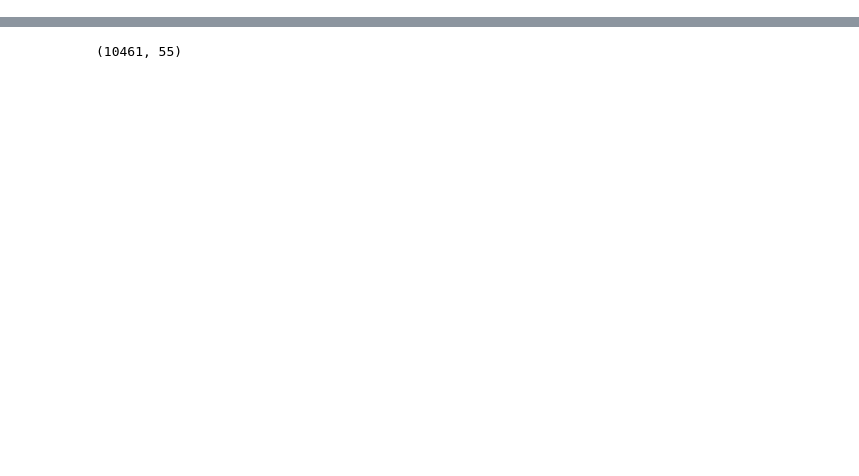
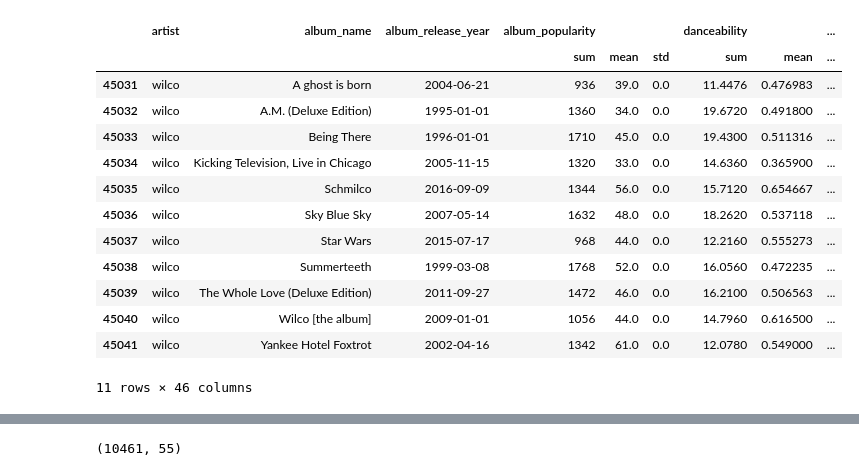
Before and after one commit to andrewjbashford/GalvanizeCapstone, a Jupyter notebook: Spotify Initial Exploration.ipynb, the cells around one changed output, grey strips where cells are left out. Drawn from its saved outputs; the diff is of its cells as text; code cells hidden in the pictures; blank space fills up the shorter version.

```diff
--- a/Spotify Initial Exploration.ipynb
+++ b/Spotify Initial Exploration.ipynb
@@ -36,10 +36,34 @@ years = np.arange(1999, 2018)
 df_new = df[df['new_album'] == 1]
 df_reissue = df[df['new_album'] == 0]
 # %%
-df_spot = pd.read_csv('spotifydata.csv')
+df_spot = pd.read_csv('spotifydata2.csv')
+df_spot2 = pd.read_csv('../spotifydata.csv')
+# %%
+df_spot = pd.concat([df_spot, df_spot2])
+# %%
+df_spot['artist'] = df_spot['artist'].str.lower()
 # %%
 df_spot['year'] = df_spot['album_release_year'].str[0:4].astype(int)
 # %%
-df_spot_grouped = df_spot.groupby(['artist', 'album_name']).mean()
+df_spot_grouped = df_spot.groupby(['artist', 'album_name', 'album_release_year']).agg([np.sum, np.mean, np.std])
 df_spot_grouped.reset_index(inplace=True)
 df_spot_grouped['title'] = df_spot_grouped['album_name'].str.lower()
+df_spot_grouped['title'] = df_spot_grouped['title'].str.split('(')
+df_spot_grouped['title'] = df_spot_grouped['title'].str[0].str.strip()
+# %%
+df_spot_grouped[df_spot_grouped['artist'] == 'wilco']
+# %% [output]
+|  | artist | album_name | album_release_year | album_popularity |  |  | danceability |  | ... |
+|  |  |  |  | sum | mean | std | sum | mean | ... |
+| 45031 | wilco | A ghost is born | 2004-06-21 | 936 | 39.0 | 0.0 | 11.4476 | 0.476983 | ... |
+| 45032 | wilco | A.M. (Deluxe Edition) | 1995-01-01 | 1360 | 34.0 | 0.0 | 19.6720 | 0.491800 | ... |
+| 45033 | wilco | Being There | 1996-01-01 | 1710 | 45.0 | 0.0 | 19.4300 | 0.511316 | ... |
+| 45034 | wilco | Kicking Television, Live in Chicago | 2005-11-15 | 1320 | 33.0 | 0.0 | 14.6360 | 0.365900 | ... |
+| 45035 | wilco | Schmilco | 2016-09-09 | 1344 | 56.0 | 0.0 | 15.7120 | 0.654667 | ... |
+| 45036 | wilco | Sky Blue Sky | 2007-05-14 | 1632 | 48.0 | 0.0 | 18.2620 | 0.537118 | ... |
+| 45037 | wilco | Star Wars | 2015-07-17 | 968 | 44.0 | 0.0 | 12.2160 | 0.555273 | ... |
+| 45038 | wilco | Summerteeth | 1999-03-08 | 1768 | 52.0 | 0.0 | 16.0560 | 0.472235 | ... |
+| 45039 | wilco | The Whole Love (Deluxe Edition) | 2011-09-27 | 1472 | 46.0 | 0.0 | 16.2100 | 0.506563 | ... |
+| 45040 | wilco | Wilco [the album] | 2009-01-01 | 1056 | 44.0 | 0.0 | 14.7960 | 0.616500 | ... |
+| 45041 | wilco | Yankee Hotel Foxtrot | 2002-04-16 | 1342 | 61.0 | 0.0 | 12.0780 | 0.549000 | ... |
+11 rows × 46 columns
```
Also changed, not shown: parts of 33 cells of this notebook, 8 other files.
